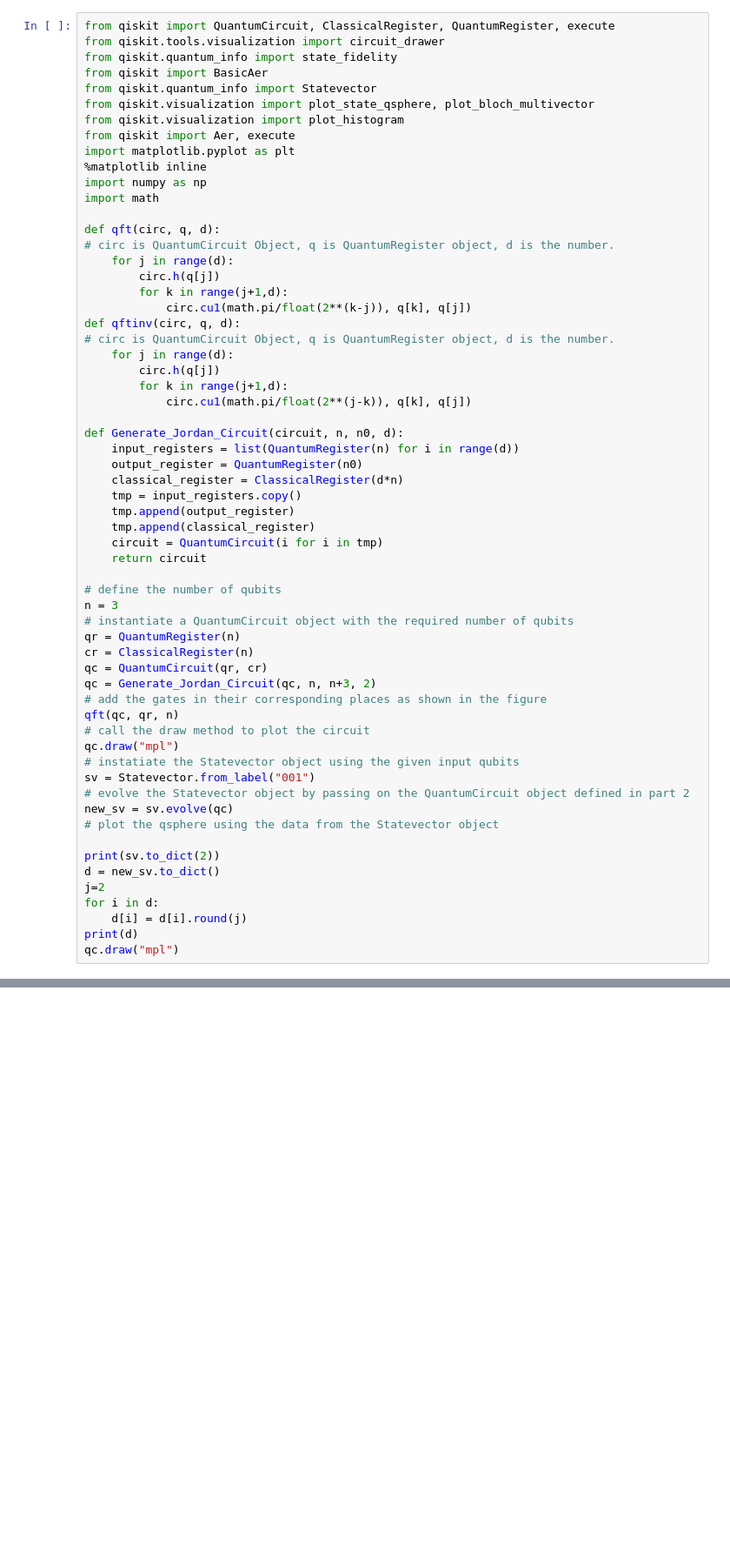
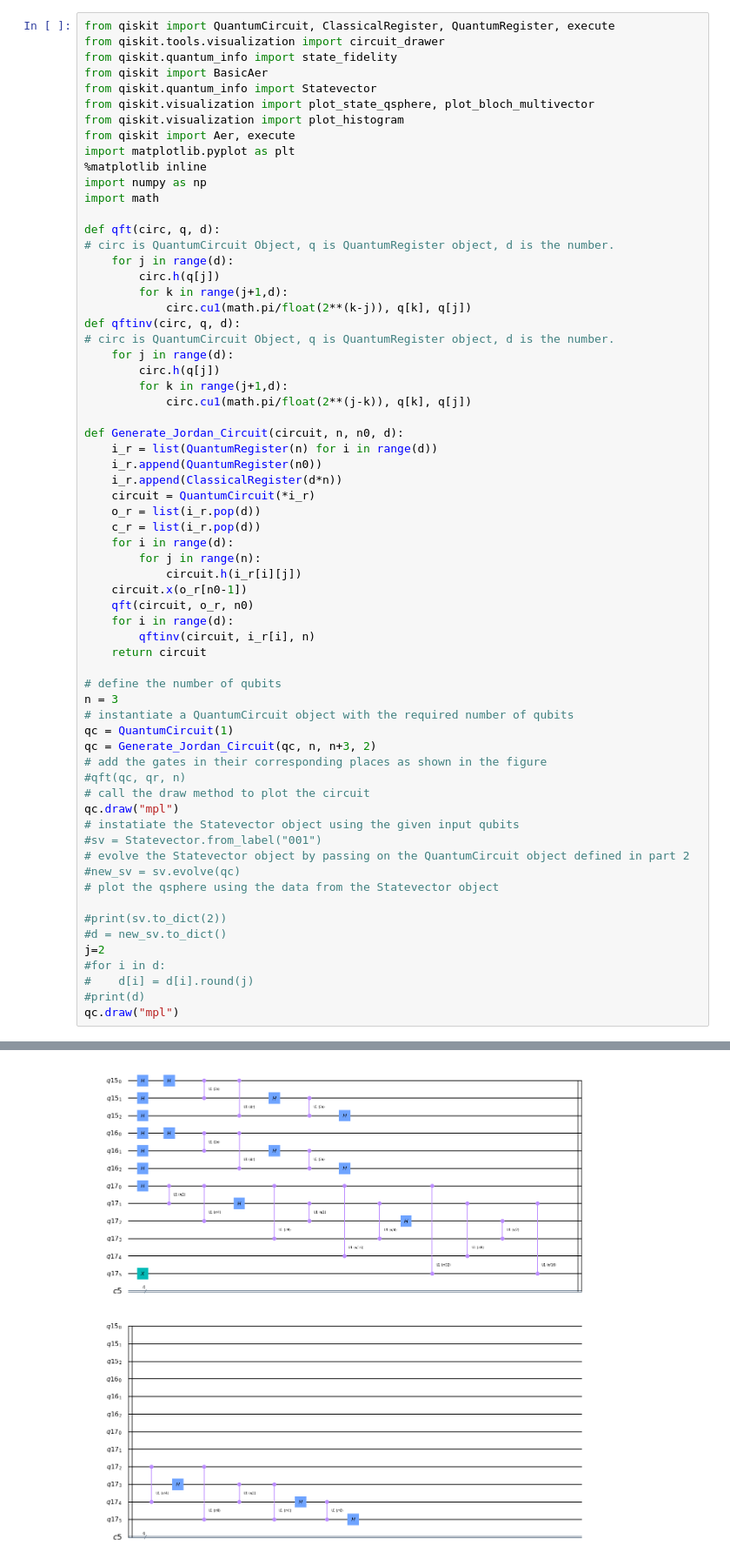
Before and after one commit to Lucasrctc/Qiskit-Jordan-Algorithm, a Jupyter notebook: Jordan Circuit.ipynb, the cells around one changed output, grey strips where cells are left out. Shown: that part at 87% size. Drawn from its saved outputs; the diff is of its cells as text; blank space fills up the shorter version.

Commit message:
Circuit only needs the A gate implemented now

```diff
--- a/Jordan Circuit.ipynb
+++ b/Jordan Circuit.ipynb
@@ -26,37 +86,41 @@ def qftinv(circ, q, d):
             circ.cu1(math.pi/float(2**(j-k)), q[k], q[j])
 
 def Generate_Jordan_Circuit(circuit, n, n0, d):
-    input_registers = list(QuantumRegister(n) for i in range(d))
-    output_register = QuantumRegister(n0)
-    classical_register = ClassicalRegister(d*n)
-    tmp = input_registers.copy()
-    tmp.append(output_register)
-    tmp.append(classical_register)
-    circuit = QuantumCircuit(i for i in tmp)
+    i_r = list(QuantumRegister(n) for i in range(d))
+    i_r.append(QuantumRegister(n0))
+    i_r.append(ClassicalRegister(d*n))
+    circuit = QuantumCircuit(*i_r)
+    o_r = list(i_r.pop(d))
+    c_r = list(i_r.pop(d))
+    for i in range(d):
+        for j in range(n):
+            circuit.h(i_r[i][j])
+    circuit.x(o_r[n0-1])
+    qft(circuit, o_r, n0)
+    for i in range(d):
+        qftinv(circuit, i_r[i], n)
     return circuit
 
 # define the number of qubits
 n = 3
 # instantiate a QuantumCircuit object with the required number of qubits
-qr = QuantumRegister(n)
-cr = ClassicalRegister(n)
-qc = QuantumCircuit(qr, cr)
+qc = QuantumCircuit(1)
 qc = Generate_Jordan_Circuit(qc, n, n+3, 2)
 # add the gates in their corresponding places as shown in the figure
-qft(qc, qr, n)
+#qft(qc, qr, n)
 # call the draw method to plot the circuit
 qc.draw("mpl")
 # instatiate the Statevector object using the given input qubits
-sv = Statevector.from_label("001")
+#sv = Statevector.from_label("001")
 # evolve the Statevector object by passing on the QuantumCircuit object defined in part 2
-new_sv = sv.evolve(qc)
+#new_sv = sv.evolve(qc)
 # plot the qsphere using the data from the Statevector object
 
-print(sv.to_dict(2))
-d = new_sv.to_dict()
+#print(sv.to_dict(2))
+#d = new_sv.to_dict()
 j=2
-for i in d:
-    d[i] = d[i].round(j)
-print(d)
+#for i in d:
+#    d[i] = d[i].round(j)
+#print(d)
 qc.draw("mpl")
 # %% [output]
@@ -63,0 +127 @@ CircuitError: "Circuit args must be Registers or be castable to an int(['generat
+[figure, added]
```
Also changed, not shown: parts of 2 cells of this notebook.
